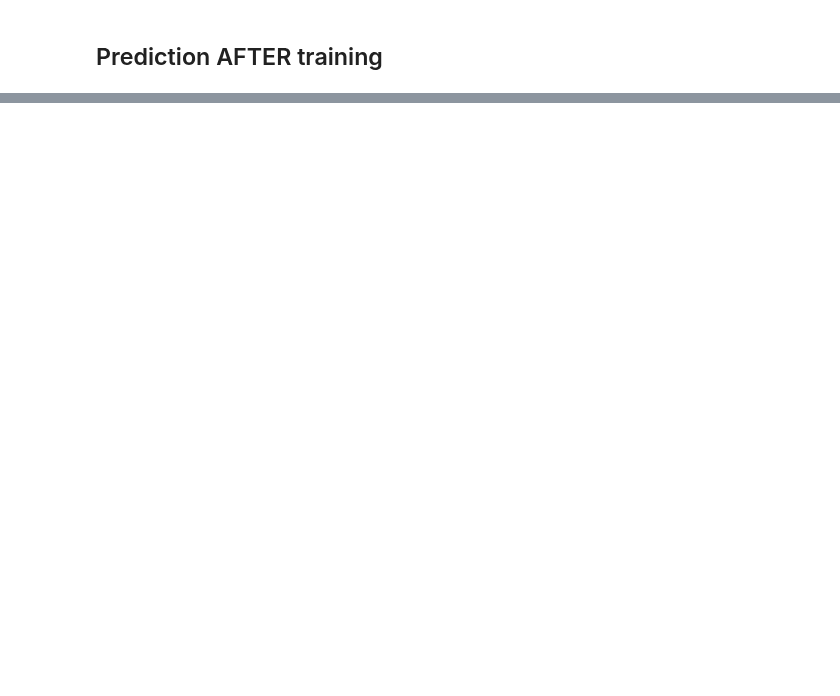
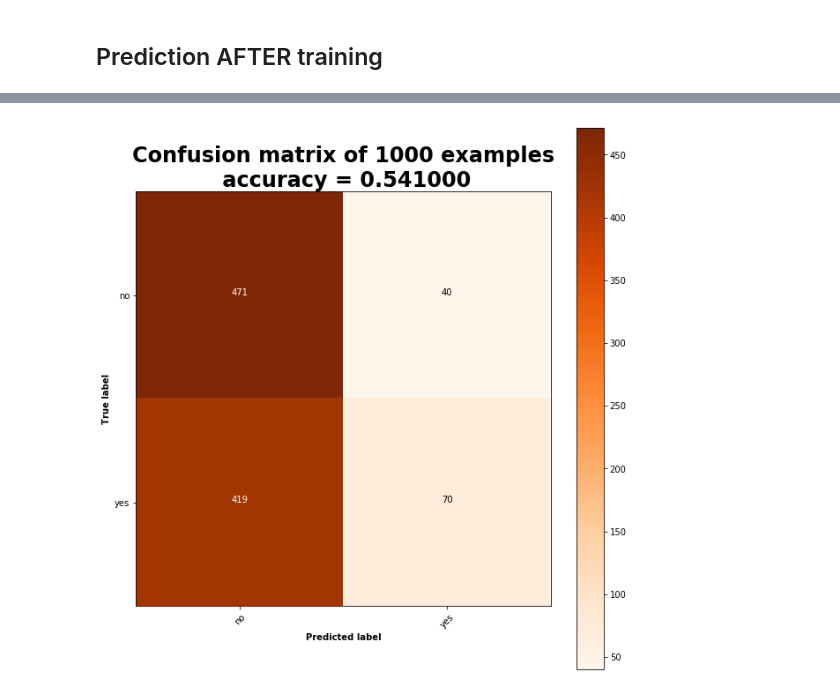
Before and after one commit to felipessalvatore/ContraQA, a Jupyter notebook: AddModel_simpleA_b5.ipynb, the cells around one changed output, grey strips where cells are left out. Cells and saved outputs as stored; diff of their text form; code cells hidden in the pictures; blank space fills up the shorter version.

Commit message:
add test results

```diff
--- a/AddModel_simpleA_b5.ipynb
+++ b/AddModel_simpleA_b5.ipynb
@@ -866,0 +869,20 @@ plot_confusion_matrix(labels,
+# %%
+n_iters = len(test_triples_t)
+test_pairs_little = [random.choice(test_triples_t) for i in range(n_iters)]
+predictions = []
+labels = []
+
+for i in range(n_iters):
+    s1, s2, label = test_pairs_little[i]
+    pred = addmodel.predict(s1, s2)
+    label = label.item()
+    pred = pred.item()
+    predictions.append(pred)
+    labels.append(label)
+
+plot_confusion_matrix(labels,
+                      predictions,
+                      classes=["no", "yes"],
+                      path="confusion_matrix.png")
+# %% [output]
+[figure, added]
```
Also changed, not shown: parts of 7 cells of this notebook, 3 other files.
